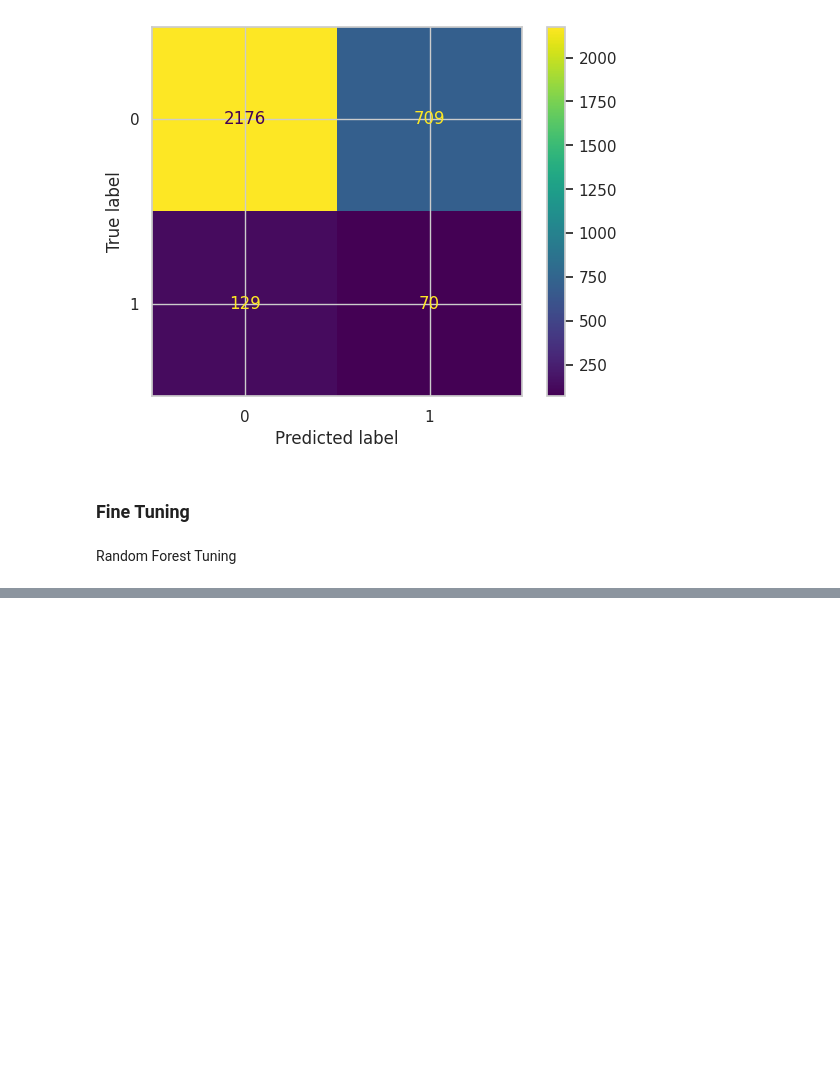
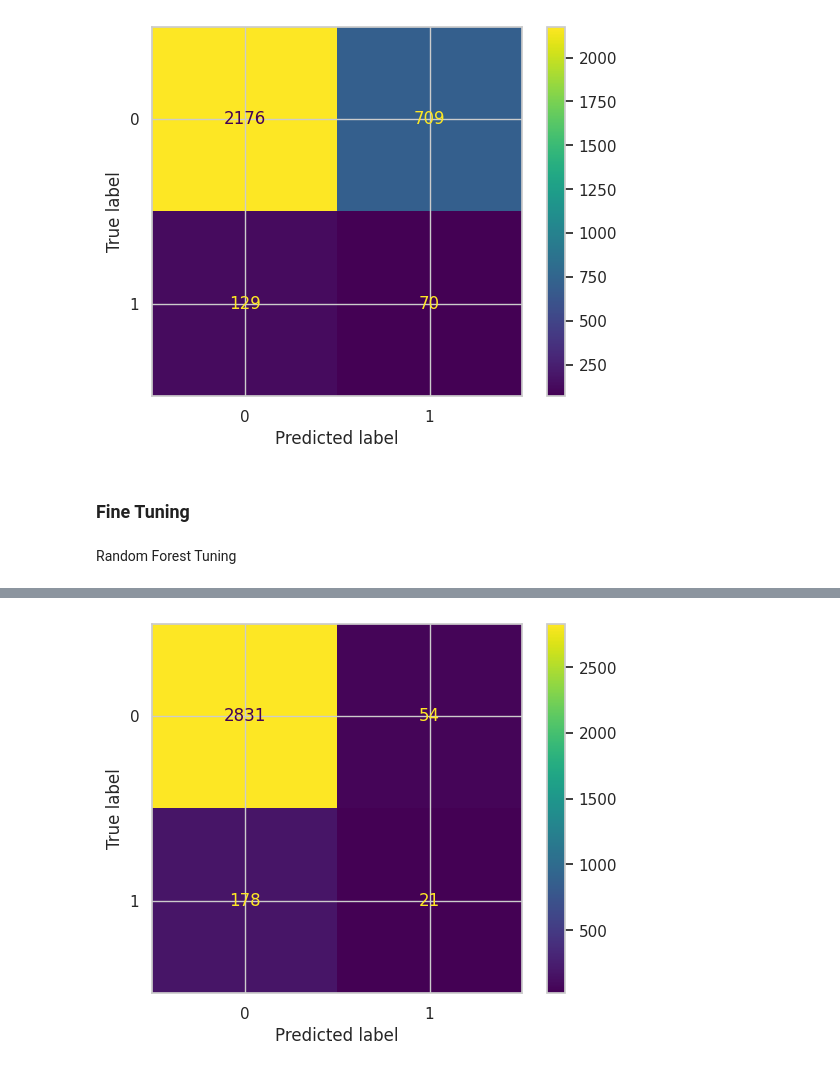
Before and after one commit to kimp10/Insurance-Fraud-Detection-Model-, a Jupyter notebook: Insurance_Fraud_detection.ipynb, the cells around one changed output, grey strips where cells are left out. Drawn from its saved outputs; the diff is of its cells as text; code cells hidden in the pictures; blank space fills up the shorter version.

```diff
--- a/Insurance_Fraud_detection.ipynb
+++ b/Insurance_Fraud_detection.ipynb
@@ -1021,0 +1138,8 @@ Fitting 5 folds for each of 243 candidates, totalling 1215 fits
+# %%
+disp = ConfusionMatrixDisplay(confusion_matrix=conf_matrix_RandomForest, # Use the confusion matrix variable
+                              display_labels=grid_search.classes_) # Access classes from the grid search object
+disp.plot()
+
+plt.show()
+# %% [output]
+[figure, added]
```
Also changed, not shown: parts of 26 cells of this notebook.
